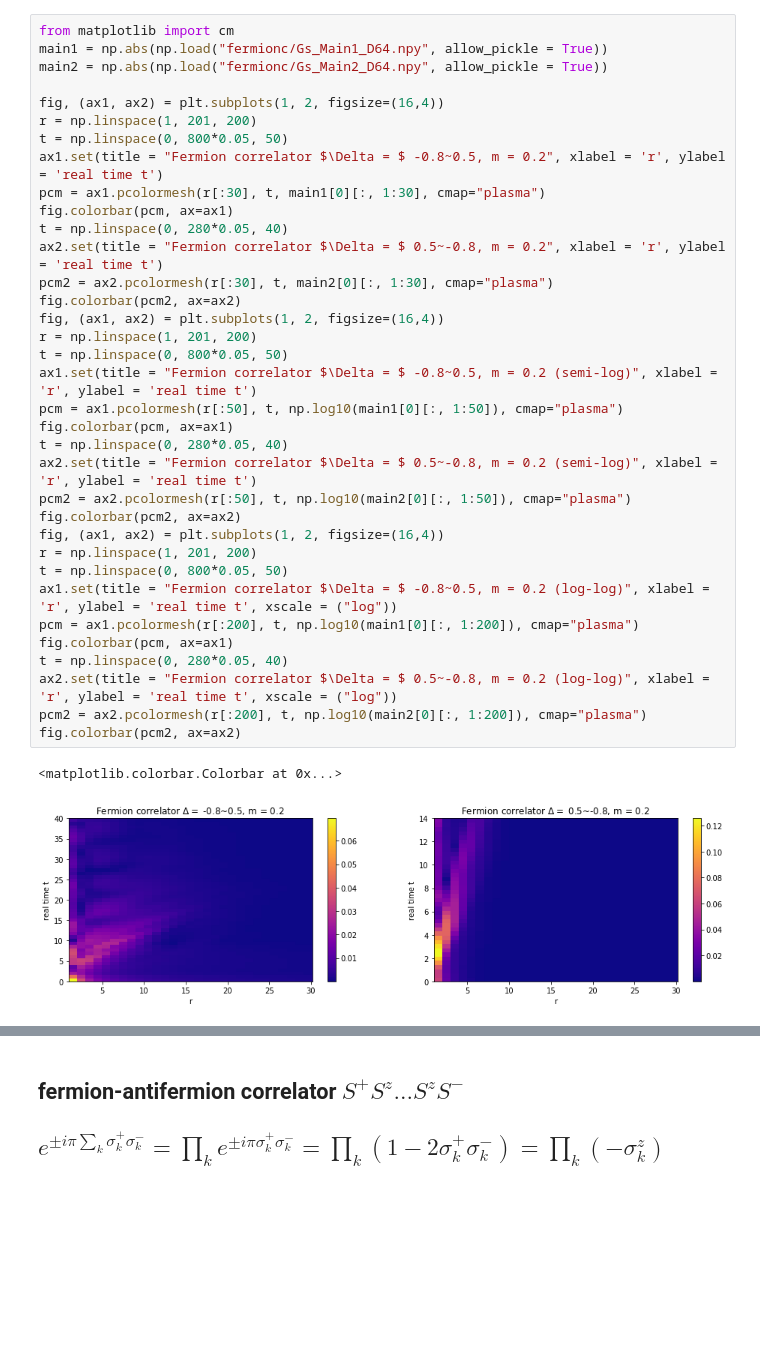
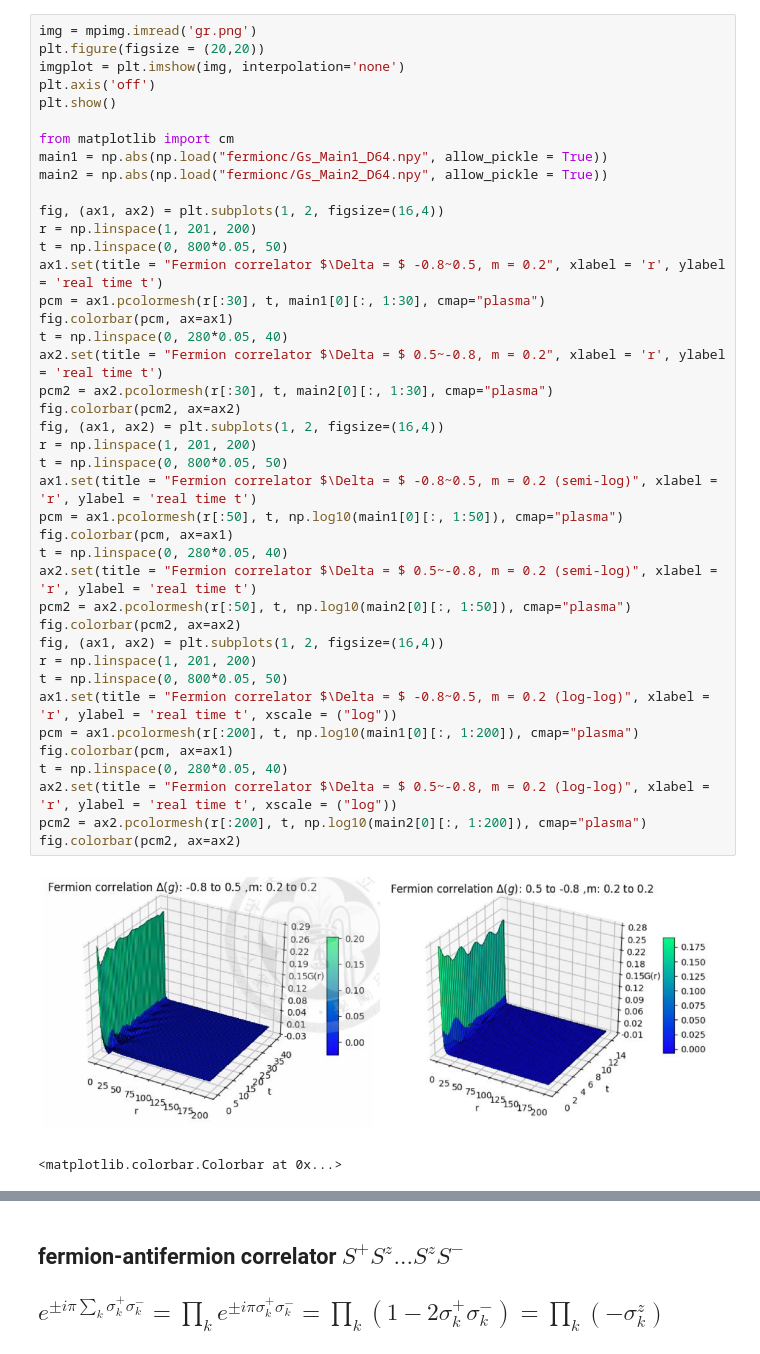
Before and after one commit to j9263178/Thirring_notes, a Jupyter notebook: TDVP.ipynb, the cells around one changed output, grey strips where cells are left out. Saved outputs shown, nothing was run; the diff lists cells and outputs as text; blank space fills up the shorter version.

```diff
--- a/TDVP.ipynb
+++ b/TDVP.ipynb
@@ -66,4 +75,10 @@ plt.show()
 # %%
+img = mpimg.imread('gr.png')
+plt.figure(figsize = (20,20))
+imgplot = plt.imshow(img, interpolation='none')
+plt.axis('off')
+plt.show()
+
 from matplotlib import cm
 main1 = np.abs(np.load("fermionc/Gs_Main1_D64.npy", allow_pickle = True))
 main2 = np.abs(np.load("fermionc/Gs_Main2_D64.npy", allow_pickle = True))
@@ -72,32 +87,32 @@ fig, (ax1, ax2) = plt.subplots(1, 2, figsize=(16,4))
 r = np.linspace(1, 201, 200)
 t = np.linspace(0, 800*0.05, 50)
 ax1.set(title = "Fermion correlator $\Delta = $ -0.8~0.5, m = 0.2", xlabel = 'r', ylabel = 'real time t')
 pcm = ax1.pcolormesh(r[:30], t, main1[0][:, 1:30], cmap="plasma")
 fig.colorbar(pcm, ax=ax1)
 t = np.linspace(0, 280*0.05, 40)
 ax2.set(title = "Fermion correlator $\Delta = $ 0.5~-0.8, m = 0.2", xlabel = 'r', ylabel = 'real time t')
 pcm2 = ax2.pcolormesh(r[:30], t, main2[0][:, 1:30], cmap="plasma")
 fig.colorbar(pcm2, ax=ax2)
 fig, (ax1, ax2) = plt.subplots(1, 2, figsize=(16,4))
 r = np.linspace(1, 201, 200)
 t = np.linspace(0, 800*0.05, 50)
 ax1.set(title = "Fermion correlator $\Delta = $ -0.8~0.5, m = 0.2 (semi-log)", xlabel = 'r', ylabel = 'real time t')
 pcm = ax1.pcolormesh(r[:50], t, np.log10(main1[0][:, 1:50]), cmap="plasma")
 fig.colorbar(pcm, ax=ax1)
 t = np.linspace(0, 280*0.05, 40)
 ax2.set(title = "Fermion correlator $\Delta = $ 0.5~-0.8, m = 0.2 (semi-log)", xlabel = 'r', ylabel = 'real time t')
 pcm2 = ax2.pcolormesh(r[:50], t, np.log10(main2[0][:, 1:50]), cmap="plasma")
 fig.colorbar(pcm2, ax=ax2)
 fig, (ax1, ax2) = plt.subplots(1, 2, figsize=(16,4))
 r = np.linspace(1, 201, 200)
 t = np.linspace(0, 800*0.05, 50)
 ax1.set(title = "Fermion correlator $\Delta = $ -0.8~0.5, m = 0.2 (log-log)", xlabel = 'r', ylabel = 'real time t', xscale = ("log"))
 pcm = ax1.pcolormesh(r[:200], t, np.log10(main1[0][:, 1:200]), cmap="plasma")
 fig.colorbar(pcm, ax=ax1)
 t = np.linspace(0, 280*0.05, 40)
 ax2.set(title = "Fermion correlator $\Delta = $ 0.5~-0.8, m = 0.2 (log-log)", xlabel = 'r', ylabel = 'real time t', xscale = ("log"))
 pcm2 = ax2.pcolormesh(r[:200], t, np.log10(main2[0][:, 1:200]), cmap="plasma")
 fig.colorbar(pcm2, ax=ax2)
 # %% [output]
+[figure, new version]
 <matplotlib.colorbar.Colorbar at 0x...>
-[figure, old version]
```
Also changed, not shown: parts of 9 cells of this notebook.
